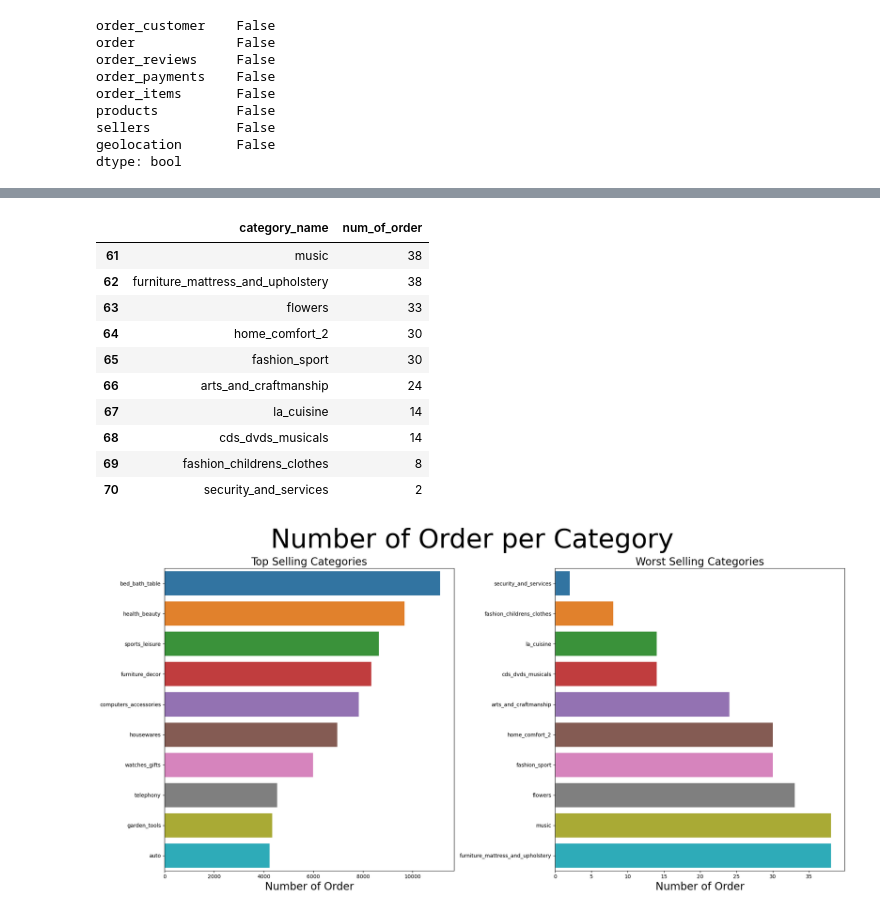
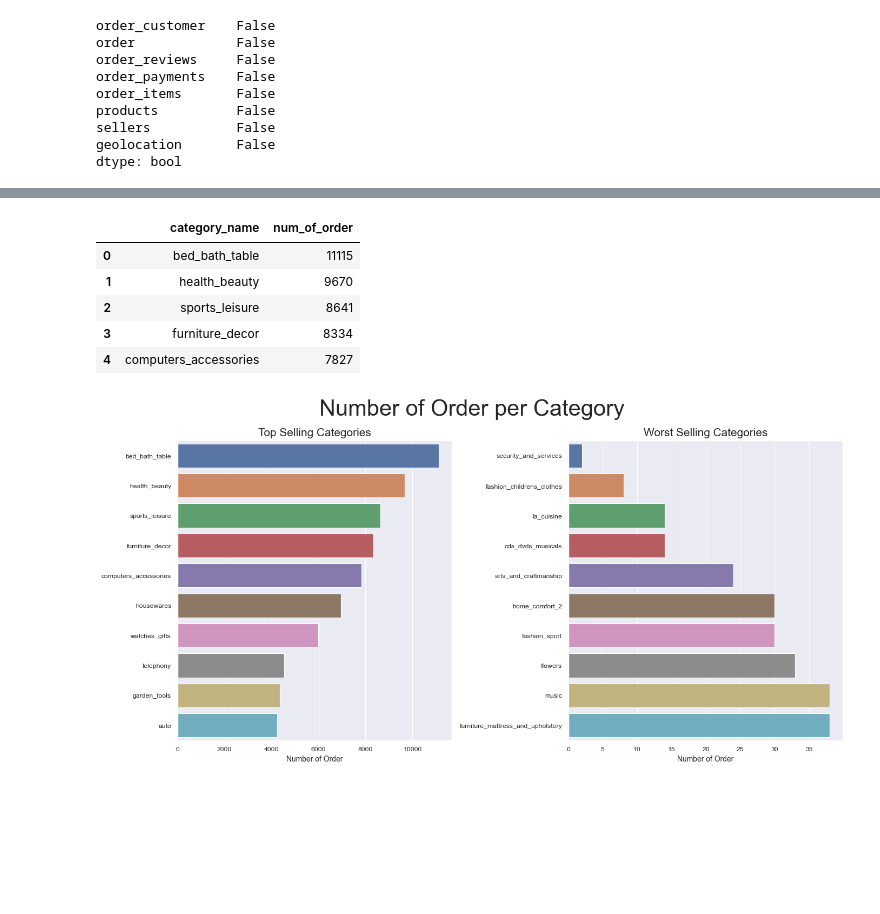
Before and after one commit to alamkelana/Ecommerce-Data-Cleaning-and-EDA, a Jupyter notebook: Project_notebook.ipynb, the cells around one changed output, grey strips where cells are left out. Saved outputs shown, nothing was run; the diff lists cells and outputs as text; code cells hidden in the pictures; blank space fills up the shorter version.

```diff
--- a/Project_notebook.ipynb
+++ b/Project_notebook.ipynb
@@ -259,6 +287,8 @@ product_id_check
 # %%
 #BEST AND WORST SELLING CATEGORY
 # %%
+#Use query to find the number of order per category while joining the translation table
+
 num_order_per_category = pd.read_sql_query(
     """
     SELECT product_category_name_english as category_name, COUNT(o.order_id) as num_of_order FROM olist_products_dataset p
@@ -272,38 +302,41 @@ num_order_per_category = pd.read_sql_query(
     ORDER BY 2 DESC
     """
 , conn)
-num_order_per_category[-10:]
+
+num_order_per_category.head()
 # %% [output]
 |  | category_name | num_of_order |
-| 61 | music | 38 |
-| 62 | furniture_mattress_and_upholstery | 38 |
-| 63 | flowers | 33 |
-| 64 | home_comfort_2 | 30 |
-| 65 | fashion_sport | 30 |
-| 66 | arts_and_craftmanship | 24 |
-| 67 | la_cuisine | 14 |
-| 68 | cds_dvds_musicals | 14 |
-| 69 | fashion_childrens_clothes | 8 |
-| 70 | security_and_services | 2 |
+| 0 | bed_bath_table | 11115 |
+| 1 | health_beauty | 9670 |
+| 2 | sports_leisure | 8641 |
+| 3 | furniture_decor | 8334 |
+| 4 | computers_accessories | 7827 |
 # %%
+#Making the plots
+
+sns.set_theme(style = "darkgrid", context = "paper")
+
+#Making data that contain top and bottom category
 top_category = num_order_per_category[:10]
 bottom_category = num_order_per_category[-10:].sort_values(by="num_of_order")
 
+#Decalring the subplots
+fig, ax = plt.subplots(nrows = 1, ncols = 2, figsize = (14,7))
 
-fig, ax = plt.subplots(nrows = 1, ncols = 2, figsize = (20,10)) #gridspec_kw={'width_ratios': [2, 1]})
-
+#Making barplot for top 10 category
 sns.barplot(data = top_category, x="num_of_order", y="category_name", orient = "h", ax = ax[0])
-ax[0].set_title("Top Selling Categories", fontsize = 20)
-ax[0].set_xlabel("Number of Order", fontsize = 20)
+ax[0].set_title("Top Selling Categories", fontsize = 15)
+ax[0].set_xlabel("Number of Order", fontsize = 10)
 ax[0].set_ylabel("")
 
+#Making barplot for bottom 10 category
 sns.barplot(data = bottom_category, x="num_of_order", y="category_name", orient = "h", ax = ax[1])
-ax[1].set_title("Worst Selling Categories", fontsize = 20)
-ax[1].set_xlabel("Number of Order", fontsize = 20)
+ax[1].set_title("Worst Selling Categories", fontsize = 15)
+ax[1].set_xlabel("Number of Order", fontsize = 10)
 ax[1].set_ylabel("")
 
-plt.suptitle("Number of Order per Category", fontsize = 50)
+plt.suptitle("Number of Order per Category", fontsize = 30)
 plt.tight_layout()
 plt.show()
 # %% [output]
-[figure, old version]
+[figure, new version]
```
Also changed, not shown: parts of 53 cells of this notebook.
